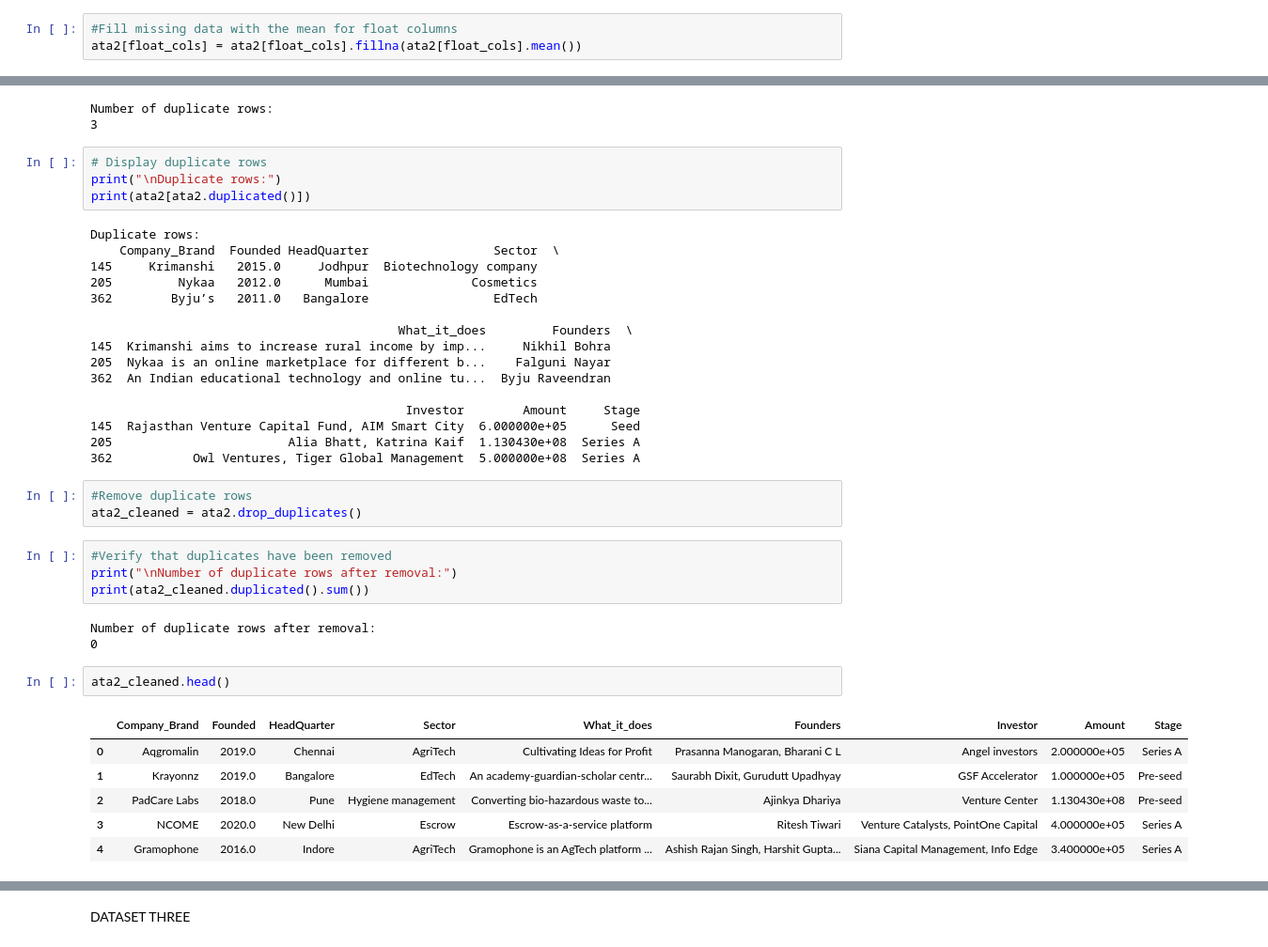
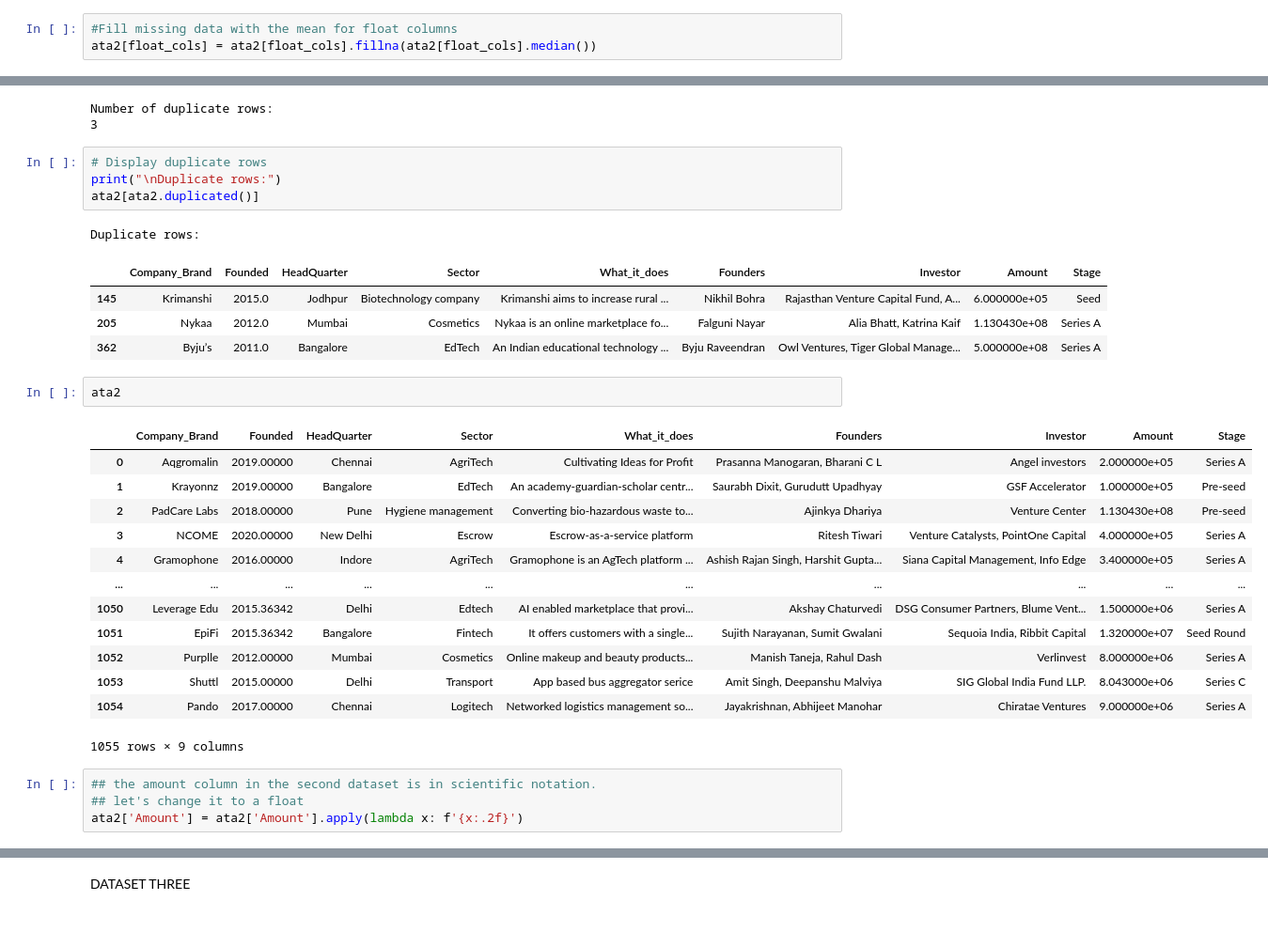
Before and after one commit to Babusto/Azubi-LP1-Project, a Jupyter notebook: Notebook/LP1.ipynb, the cells around one changed output, grey strips where cells are left out. Shown at 94% size. Saved outputs shown, nothing was run; the diff lists cells and outputs as text.

```diff
--- a/Notebook/LP1.ipynb
+++ b/Notebook/LP1.ipynb
@@ -442,7 +458,7 @@ float_cols = ata2.select_dtypes(include=['float']).columns
 object_cols = ata2.select_dtypes(include=['object']).columns
 # %%
 #Fill missing data with the mean for float columns
-ata2[float_cols] = ata2[float_cols].fillna(ata2[float_cols].mean())
+ata2[float_cols] = ata2[float_cols].fillna(ata2[float_cols].median())
 # %%
 #Fill missing data with the mode for object columns
 for col in object_cols:
@@ -475,39 +491,30 @@ Number of duplicate rows:
 # %%
 # Display duplicate rows
 print("\nDuplicate rows:")
-print(ata2[ata2.duplicated()])
+ata2[ata2.duplicated()]
 # %% [output]
 Duplicate rows:
-    Company_Brand  Founded HeadQuarter                 Sector  \
-145     Krimanshi   2015.0     Jodhpur  Biotechnology company
-205         Nykaa   2012.0      Mumbai              Cosmetics
-362        Byju’s   2011.0   Bangalore                 EdTech
-
-                                          What_it_does         Founders  \
-145  Krimanshi aims to increase rural income by imp...     Nikhil Bohra
-205  Nykaa is an online marketplace for different b...    Falguni Nayar
-362  An Indian educational technology and online tu...  Byju Raveendran
-
-                                           Investor        Amount     Stage
-145  Rajasthan Venture Capital Fund, AIM Smart City  6.000000e+05      Seed
-205                        Alia Bhatt, Katrina Kaif  1.130430e+08  Series A
-362           Owl Ventures, Tiger Global Management  5.000000e+08  Series A
+|  | Company_Brand | Founded | HeadQuarter | Sector | What_it_does | Founders | Investor | Amount | Stage |
+| 145 | Krimanshi | 2015.0 | Jodhpur | Biotechnology company | Krimanshi aims to increase rural ... | Nikhil Bohra | Rajasthan Venture Capital Fund, A... | 6.000000e+05 | Seed |
+| 205 | Nykaa | 2012.0 | Mumbai | Cosmetics | Nykaa is an online marketplace fo... | Falguni Nayar | Alia Bhatt, Katrina Kaif | 1.130430e+08 | Series A |
+| 362 | Byju’s | 2011.0 | Bangalore | EdTech | An Indian educational technology ... | Byju Raveendran | Owl Ventures, Tiger Global Manage... | 5.000000e+08 | Series A |
-# %%
-#Remove duplicate rows
-ata2_cleaned = ata2.drop_duplicates()
-# %%
-#Verify that duplicates have been removed
-print("\nNumber of duplicate rows after removal:")
-print(ata2_cleaned.duplicated().sum())
-# %% [output]
-Number of duplicate rows after removal:
-0
-# %%
-ata2_cleaned.head()
-# %% [output]
-|  | Company_Brand | Founded | HeadQuarter | Sector | What_it_does | Founders | Investor | Amount | Stage |
-| 0 | Aqgromalin | 2019.0 | Chennai | AgriTech | Cultivating Ideas for Profit | Prasanna Manogaran, Bharani C L | Angel investors | 2.000000e+05 | Series A |
-| 1 | Krayonnz | 2019.0 | Bangalore | EdTech | An academy-guardian-scholar centr... | Saurabh Dixit, Gurudutt Upadhyay | GSF Accelerator | 1.000000e+05 | Pre-seed |
-| 2 | PadCare Labs | 2018.0 | Pune | Hygiene management | Converting bio-hazardous waste to... | Ajinkya Dhariya | Venture Center | 1.130430e+08 | Pre-seed |
-| 3 | NCOME | 2020.0 | New Delhi | Escrow | Escrow-as-a-service platform | Ritesh Tiwari | Venture Catalysts, PointOne Capital | 4.000000e+05 | Series A |
-| 4 | Gramophone | 2016.0 | Indore | AgriTech | Gramophone is an AgTech platform ... | Ashish Rajan Singh, Harshit Gupta... | Siana Capital Management, Info Edge | 3.400000e+05 | Series A |
+# %%
+ata2
+# %% [output]
+|  | Company_Brand | Founded | HeadQuarter | Sector | What_it_does | Founders | Investor | Amount | Stage |
+| 0 | Aqgromalin | 2019.00000 | Chennai | AgriTech | Cultivating Ideas for Profit | Prasanna Manogaran, Bharani C L | Angel investors | 2.000000e+05 | Series A |
+| 1 | Krayonnz | 2019.00000 | Bangalore | EdTech | An academy-guardian-scholar centr... | Saurabh Dixit, Gurudutt Upadhyay | GSF Accelerator | 1.000000e+05 | Pre-seed |
+| 2 | PadCare Labs | 2018.00000 | Pune | Hygiene management | Converting bio-hazardous waste to... | Ajinkya Dhariya | Venture Center | 1.130430e+08 | Pre-seed |
+| 3 | NCOME | 2020.00000 | New Delhi | Escrow | Escrow-as-a-service platform | Ritesh Tiwari | Venture Catalysts, PointOne Capital | 4.000000e+05 | Series A |
+| 4 | Gramophone | 2016.00000 | Indore | AgriTech | Gramophone is an AgTech platform ... | Ashish Rajan Singh, Harshit Gupta... | Siana Capital Management, Info Edge | 3.400000e+05 | Series A |
+| ... | ... | ... | ... | ... | ... | ... | ... | ... | ... |
+| 1050 | Leverage Edu | 2015.36342 | Delhi | Edtech | AI enabled marketplace that provi... | Akshay Chaturvedi | DSG Consumer Partners, Blume Vent... | 1.500000e+06 | Series A |
+| 1051 | EpiFi | 2015.36342 | Bangalore | Fintech | It offers customers with a single... | Sujith Narayanan, Sumit Gwalani | Sequoia India, Ribbit Capital | 1.320000e+07 | Seed Round |
+| 1052 | Purplle | 2012.00000 | Mumbai | Cosmetics | Online makeup and beauty products... | Manish Taneja, Rahul Dash | Verlinvest | 8.000000e+06 | Series A |
+| 1053 | Shuttl | 2015.00000 | Delhi | Transport | App based bus aggregator serice | Amit Singh, Deepanshu Malviya | SIG Global India Fund LLP. | 8.043000e+06 | Series C |
+| 1054 | Pando | 2017.00000 | Chennai | Logitech | Networked logistics management so... | Jayakrishnan, Abhijeet Manohar | Chiratae Ventures | 9.000000e+06 | Series A |
+1055 rows × 9 columns
+# %%
+## the amount column in the second dataset is in scientific notation.
+## let's change it to a float
+ata2['Amount'] = ata2['Amount'].apply(lambda x: f'{x:.2f}')
```
Also changed, not shown: parts of 13 cells of this notebook.
